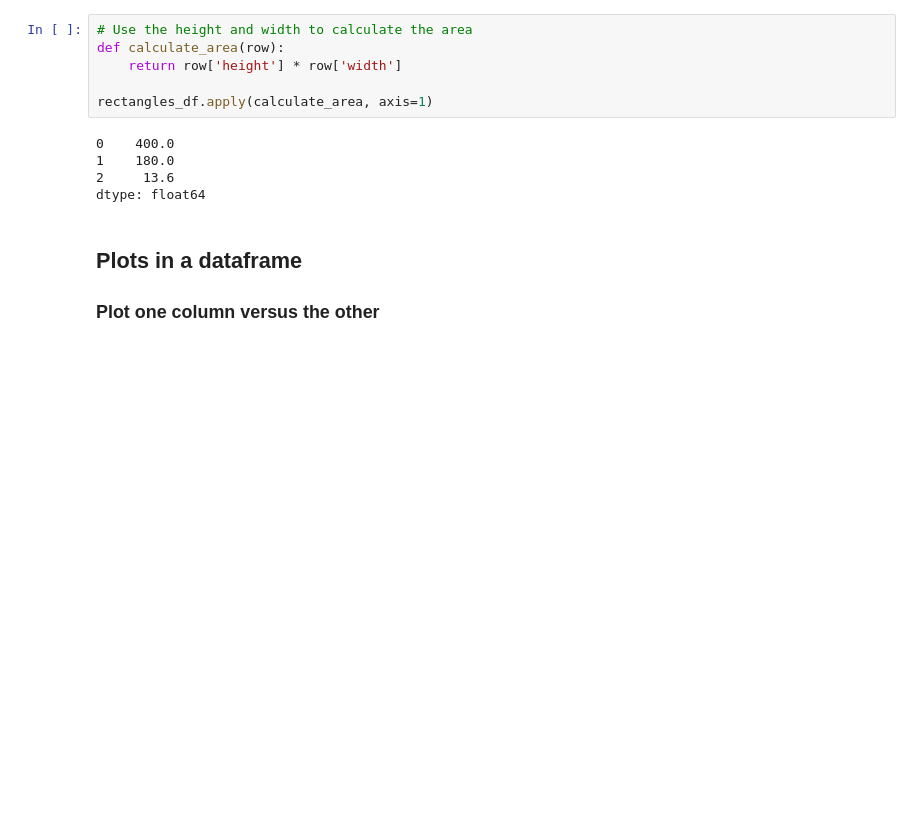
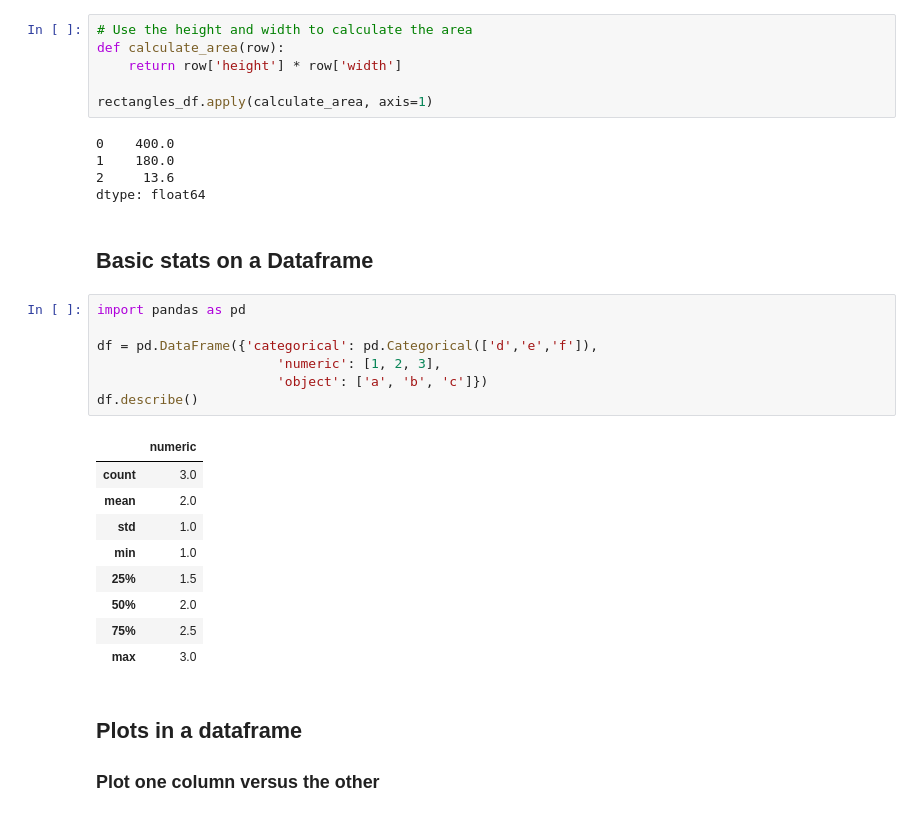
Before and after one commit to elowy01/PYTHON_NOTES, a Jupyter notebook: PANDAS/DATAFRAMES/Dataframe Notes.ipynb, the cells around one changed output. Saved outputs shown, nothing was run; the diff lists cells and outputs as text; blank space fills up the shorter version.

```diff
--- a/PANDAS/DATAFRAMES/Dataframe Notes.ipynb
+++ b/PANDAS/DATAFRAMES/Dataframe Notes.ipynb
@@ -588,6 +669,25 @@ rectangles_df.apply(calculate_area, axis=1)
 1    180.0
 2     13.6
 dtype: float64
+# %% [markdown]
+## Basic stats on a Dataframe
+# %%
+import pandas as pd
+
+df = pd.DataFrame({'categorical': pd.Categorical(['d','e','f']),
+                       'numeric': [1, 2, 3],
+                       'object': ['a', 'b', 'c']})
+df.describe()
+# %% [output]
+|  | numeric |
+| count | 3.0 |
+| mean | 2.0 |
+| std | 1.0 |
+| min | 1.0 |
+| 25% | 1.5 |
+| 50% | 2.0 |
+| 75% | 2.5 |
+| max | 3.0 |
 # %% [markdown]
 ## Plots in a dataframe
 
```
Also changed, not shown: parts of 18 cells of this notebook, 3 other files.
